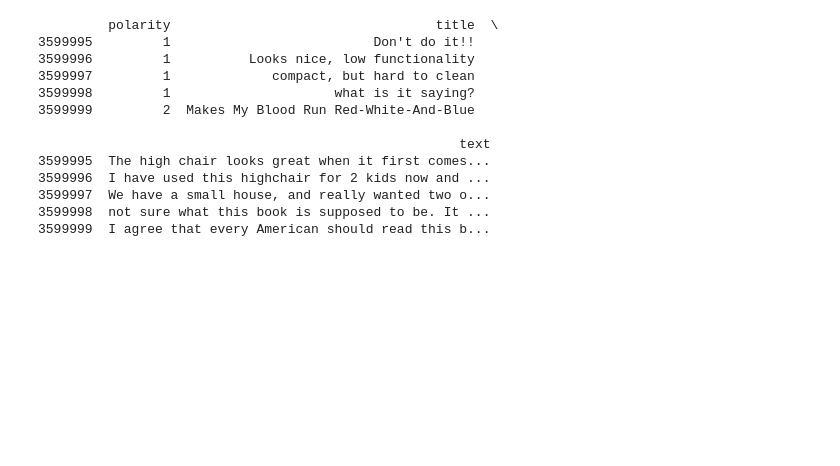
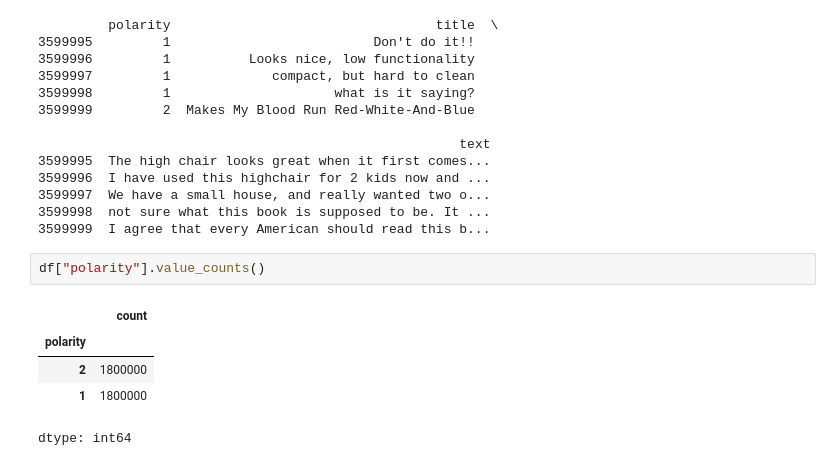
Before and after one commit to sowmyarshetty/NNClass, a Jupyter notebook: amazoncustomerreview.ipynb, the cells around one changed output. Saved outputs shown, nothing was run; the diff lists cells and outputs as text; blank space fills up the shorter version.

```diff
--- a/amazoncustomerreview.ipynb
+++ b/amazoncustomerreview.ipynb
@@ -69,3 +69,11 @@ print(df.tail())
 3599997  We have a small house, and really wanted two o...
 3599998  not sure what this book is supposed to be. It ...
 3599999  I agree that every American should read this b...
+# %%
+df["polarity"].value_counts()
+# %% [output]
+|  | count |
+| polarity |  |
+| 2 | 1800000 |
+| 1 | 1800000 |
+dtype: int64
```
Also changed, not shown: parts of 13 cells of this notebook.
